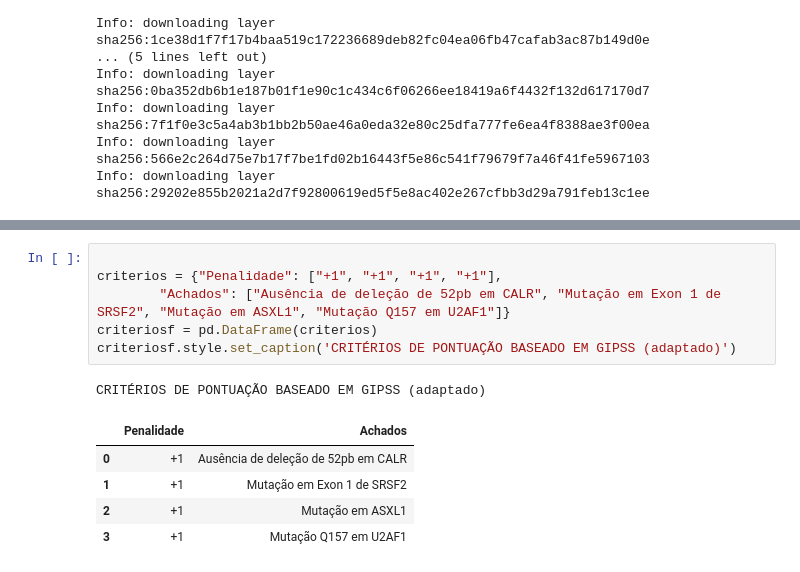
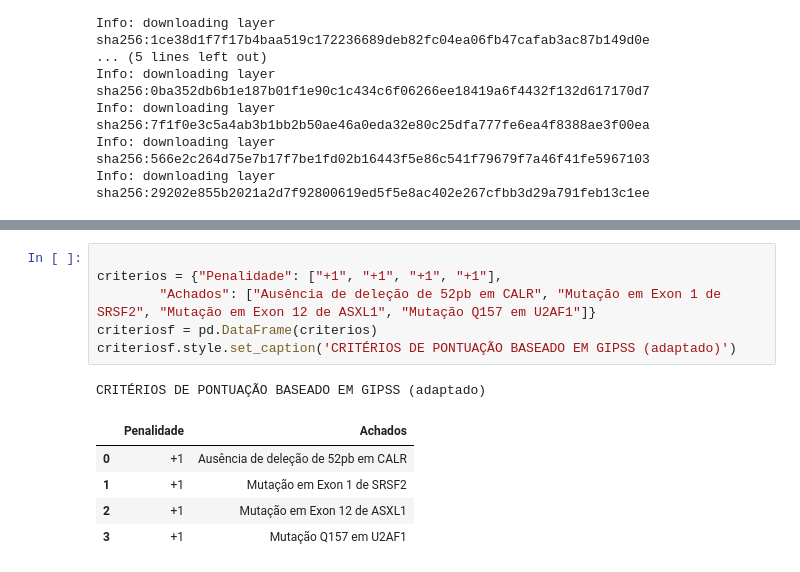
Before and after one commit to Thiiagoo777/Mielo1, a Jupyter notebook: PIPELINE_FILTRAGEM_DE_RISCO_MF.ipynb, the cells around one changed output, grey strips where cells are left out. Cells and saved outputs as stored; diff of their text form.

```diff
--- a/PIPELINE_FILTRAGEM_DE_RISCO_MF.ipynb
+++ b/PIPELINE_FILTRAGEM_DE_RISCO_MF.ipynb
@@ -280,13 +332,13 @@ ESTRATIFICADOR DE PROGNÓSTICO DE MIELOFIBROSE BASEADADO EM GIPSS (sem cariotipa
 # %%
 
 criterios = {"Penalidade": ["+1", "+1", "+1", "+1"],
-        "Achados": ["Ausência de deleção de 52pb em CALR", "Mutação em Exon 1 de SRSF2", "Mutação em ASXL1", "Mutação Q157 em U2AF1"]}
+        "Achados": ["Ausência de deleção de 52pb em CALR", "Mutação em Exon 1 de SRSF2", "Mutação em Exon 12 de ASXL1", "Mutação Q157 em U2AF1"]}
 criteriosf = pd.DataFrame(criterios)
 criteriosf.style.set_caption('CRITÉRIOS DE PONTUAÇÃO BASEADO EM GIPSS (adaptado)')
 # %% [output]
 CRITÉRIOS DE PONTUAÇÃO BASEADO EM GIPSS (adaptado)
 |  | Penalidade | Achados |
 | 0 | +1 | Ausência de deleção de 52pb em CALR |
 | 1 | +1 | Mutação em Exon 1 de SRSF2 |
-| 2 | +1 | Mutação em ASXL1 |
+| 2 | +1 | Mutação em Exon 12 de ASXL1 |
 | 3 | +1 | Mutação Q157 em U2AF1 |
```
Also changed, not shown: parts of 39 cells of this notebook.
